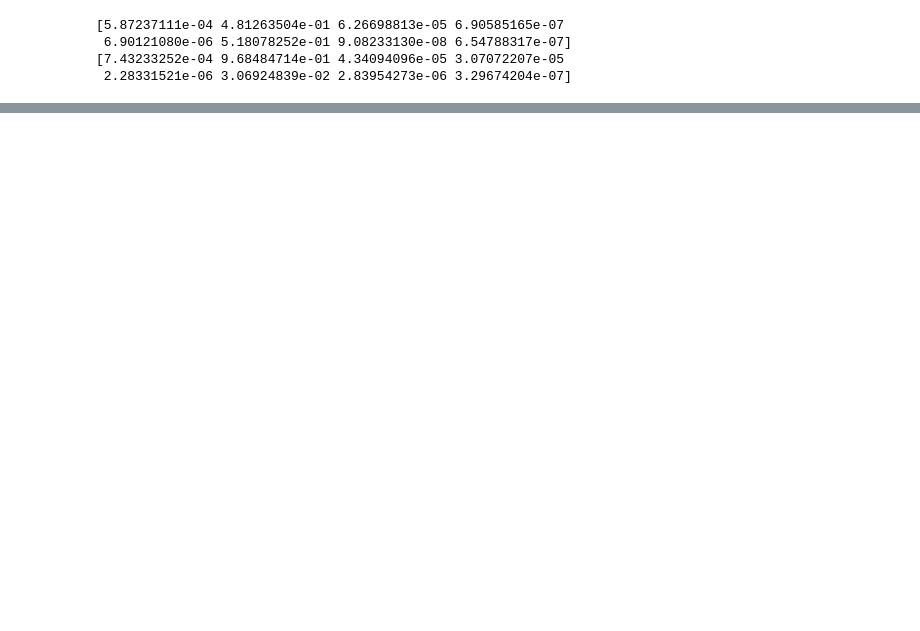
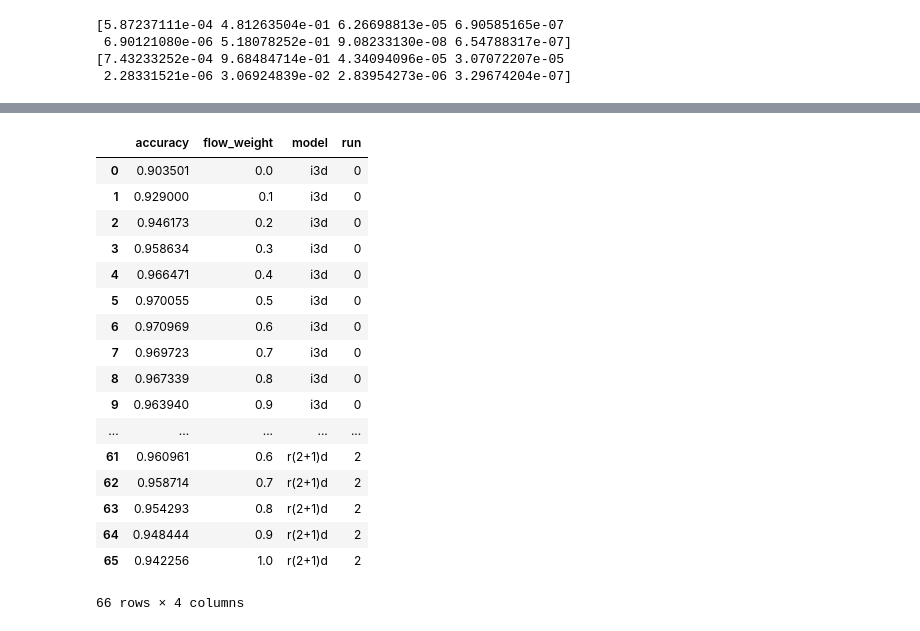
Before and after one commit to giangnn-bkace/result-analysis, a Jupyter notebook: analysis.ipynb, the cells around one changed output, grey strips where cells are left out. Cells and saved outputs as stored; diff of their text form; code cells hidden in the pictures; blank space fills up the shorter version.

```diff
--- a/analysis.ipynb
+++ b/analysis.ipynb
@@ -188,5 +154,29 @@ accuracies[0]
 # %%
-i3d_result_acc_all = pd.DataFrame({'accuracy':i3d_acc_all,'model':'i3d','flow_weight':flow_weight})
-r21d_result_acc_all = pd.DataFrame({'accuracy':r21d_acc_all,'model':'r(2+1)d','flow_weight':flow_weight})
-accuracy_all = pd.concat([i3d_result_acc_all, r21d_result_acc_all], ignore_index=True)
+all_result_acc = []
+for run in range(num_test):
+    all_i3d_result_acc = pd.DataFrame({'accuracy':all_i3d_acc[run],'model':'i3d','flow_weight':flow_weight,'run':run})
+    all_r21d_result_acc = pd.DataFrame({'accuracy':all_r21d_acc[run],'model':'r(2+1)d','flow_weight':flow_weight,'run':run})
+    all_result_acc.append(pd.concat([all_i3d_result_acc, all_r21d_result_acc], ignore_index=True))
+accuracy_all = all_result_acc[0]
+for id in range(len(all_result_acc)-1):
+    accuracy_all = pd.concat([accuracy_all, all_result_acc[id+1]], ignore_index=True)
 accuracy_all
+# %% [output]
+|  | accuracy | flow_weight | model | run |
+| 0 | 0.903501 | 0.0 | i3d | 0 |
+| 1 | 0.929000 | 0.1 | i3d | 0 |
+| 2 | 0.946173 | 0.2 | i3d | 0 |
+| 3 | 0.958634 | 0.3 | i3d | 0 |
+| 4 | 0.966471 | 0.4 | i3d | 0 |
+| 5 | 0.970055 | 0.5 | i3d | 0 |
+| 6 | 0.970969 | 0.6 | i3d | 0 |
+| 7 | 0.969723 | 0.7 | i3d | 0 |
+| 8 | 0.967339 | 0.8 | i3d | 0 |
+| 9 | 0.963940 | 0.9 | i3d | 0 |
+| ... | ... | ... | ... | ... |
+| 61 | 0.960961 | 0.6 | r(2+1)d | 2 |
+| 62 | 0.958714 | 0.7 | r(2+1)d | 2 |
+| 63 | 0.954293 | 0.8 | r(2+1)d | 2 |
+| 64 | 0.948444 | 0.9 | r(2+1)d | 2 |
+| 65 | 0.942256 | 1.0 | r(2+1)d | 2 |
+66 rows × 4 columns
```
Also changed, not shown: parts of 11 cells of this notebook, 3 other files.
